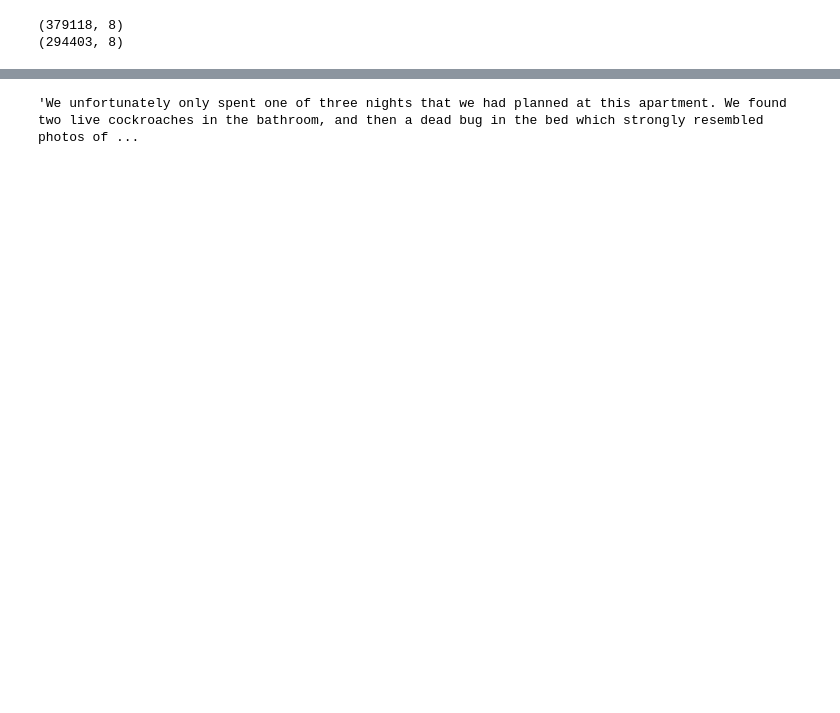
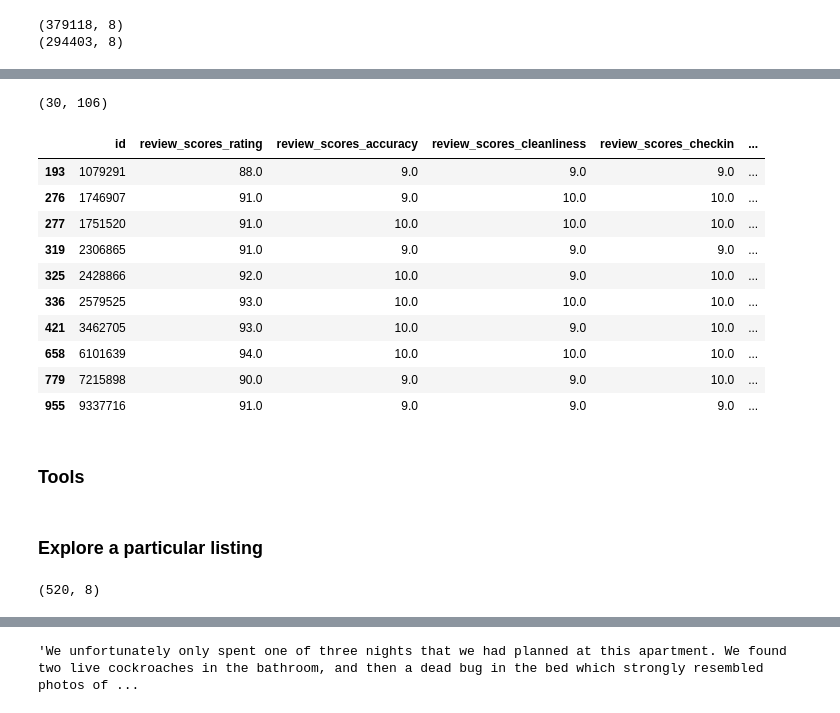
Before and after one commit to stavros11/Text-Classification, a Jupyter notebook: reviews_per_listing.ipynb, the cells around one changed output, grey strips where cells are left out. Drawn from its saved outputs; the diff is of its cells as text; code cells hidden in the pictures; blank space fills up the shorter version.

```diff
--- a/reviews_per_listing.ipynb
+++ b/reviews_per_listing.ipynb
@@ -43,0 +20,3 @@ print(top_listing_reviews.shape)
+# %%
+listings = pd.read_csv(os.path.join(area_dir, "listings.csv.gz"))
+print(listings.shape)
@@ -44,2 +80,33 @@ print(top_listing_reviews.shape)
+# %%
+n_reviews = 300
+valid_listings = set(ids for ids, n in reviews["listing_id"].value_counts().items() if n > n_reviews)
+valid_listings_data = listings[listings["id"].map(lambda x: x in valid_listings)]
+print(valid_listings_data.shape)
+# %% [output]
+(30, 106)
+# %%
+cols_to_print = ["id", "review_scores_rating",
+"review_scores_accuracy",
+"review_scores_cleanliness",
+"review_scores_checkin",
+"review_scores_communication",
+"review_scores_location",
+"review_scores_value"]
+
+valid_listings_data[valid_listings_data["review_scores_rating"] < 95][cols_to_print]
+# %% [output]
+|  | id | review_scores_rating | review_scores_accuracy | review_scores_cleanliness | review_scores_checkin | ... |
+| 193 | 1079291 | 88.0 | 9.0 | 9.0 | 9.0 | ... |
+| 276 | 1746907 | 91.0 | 9.0 | 10.0 | 10.0 | ... |
+| 277 | 1751520 | 91.0 | 10.0 | 10.0 | 10.0 | ... |
+| 319 | 2306865 | 91.0 | 9.0 | 9.0 | 9.0 | ... |
+| 325 | 2428866 | 92.0 | 10.0 | 9.0 | 10.0 | ... |
+| 336 | 2579525 | 93.0 | 10.0 | 10.0 | 10.0 | ... |
+| 421 | 3462705 | 93.0 | 10.0 | 9.0 | 10.0 | ... |
+| 658 | 6101639 | 94.0 | 10.0 | 10.0 | 10.0 | ... |
+| 779 | 7215898 | 90.0 | 9.0 | 9.0 | 10.0 | ... |
+| 955 | 9337716 | 91.0 | 9.0 | 9.0 | 9.0 | ... |
+# %% [markdown]
+### Tools
 # %%
 import collections
@@ -51,0 +137,12 @@ for aspects in top_listing_reviews.aspects:
+# %% [markdown]
+### Explore a particular listing
+# %%
+listing_id = 1079291
+
+listing_reviews = reviews[reviews["listing_id"] == listing_id]
+print(listing_reviews.shape)
+
+listing_word_aspects = listing_reviews["aspects"].map(make_aspects_single_words)
+all_listing_aspects = collect_listing_aspects(listing_word_aspects)
+# %% [output]
+(520, 8)
```
Also changed, not shown: parts of 19 cells of this notebook.
